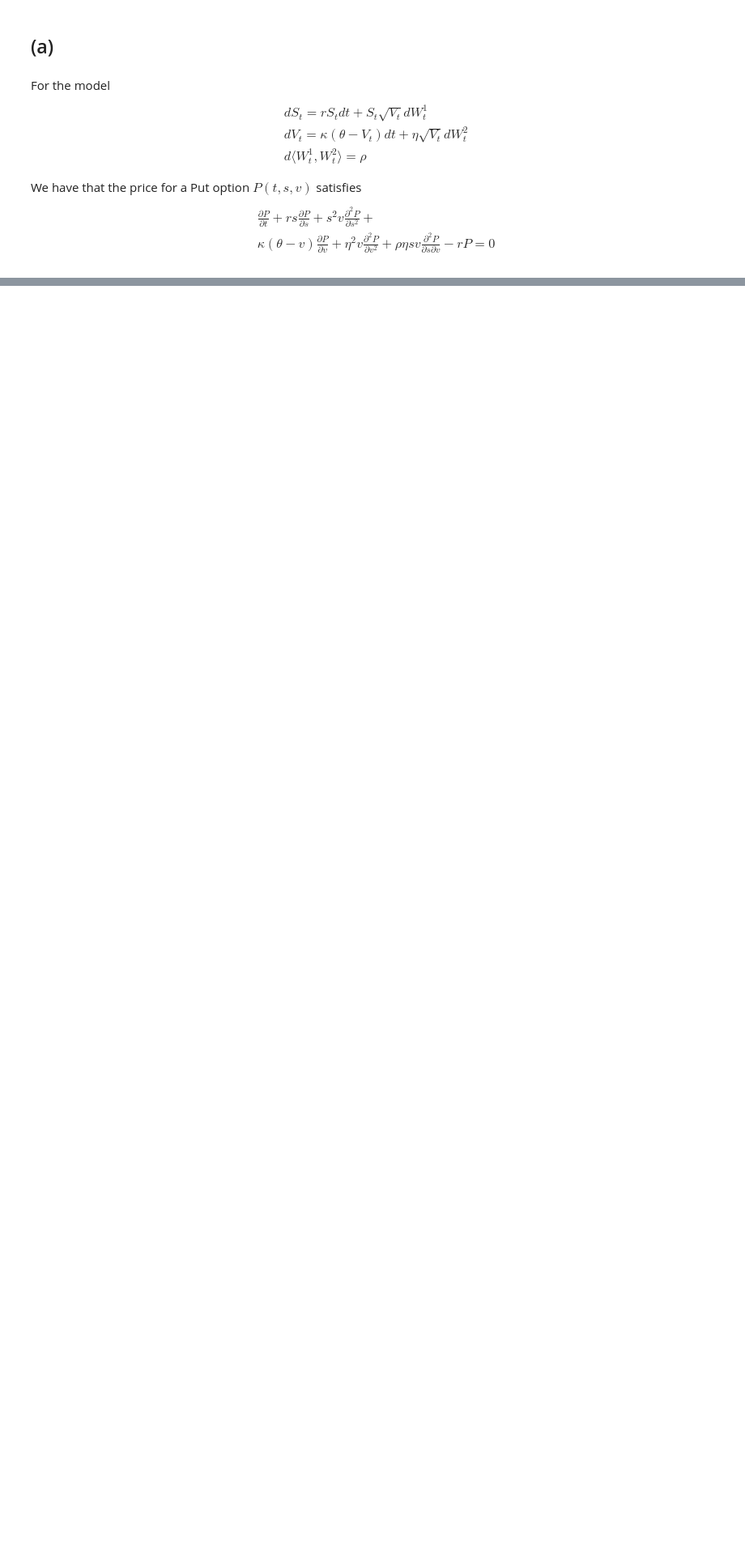
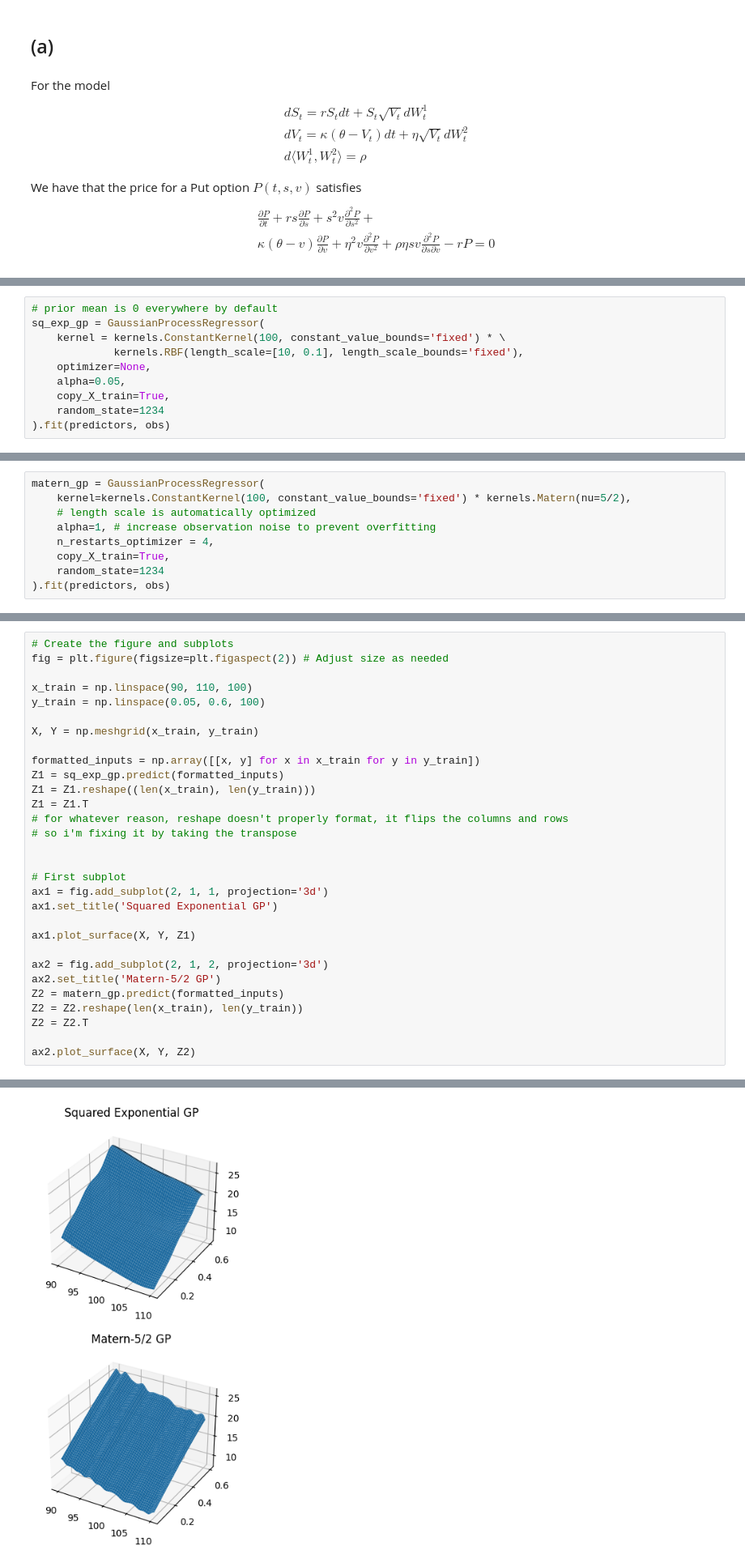
Before and after one commit to DanLeEpicMan/PSTAT-223C, a Jupyter notebook: hw2/hw2.ipynb, the cells around one changed output, grey strips where cells are left out. Shown at 81% size. Cells and saved outputs as stored; diff of their text form; blank space fills up the shorter version.

```diff
--- a/hw2/hw2.ipynb
+++ b/hw2/hw2.ipynb
@@ -512,0 +804,10 @@ $$
+# %%
+# prior mean is 0 everywhere by default
+sq_exp_gp = GaussianProcessRegressor(
+    kernel = kernels.ConstantKernel(100, constant_value_bounds='fixed') * \
+             kernels.RBF(length_scale=[10, 0.1], length_scale_bounds='fixed'),
+    optimizer=None,
+    alpha=0.05,
+    copy_X_train=True,
+    random_state=1234
+).fit(predictors, obs)
@@ -512,0 +834,9 @@ $$
+# %%
+matern_gp = GaussianProcessRegressor(
+    kernel=kernels.ConstantKernel(100, constant_value_bounds='fixed') * kernels.Matern(nu=5/2),
+    # length scale is automatically optimized
+    alpha=1, # increase observation noise to prevent overfitting
+    n_restarts_optimizer = 4,
+    copy_X_train=True,
+    random_state=1234
+).fit(predictors, obs)
@@ -512,0 +859,31 @@ $$
+# %%
+# Create the figure and subplots
+fig = plt.figure(figsize=plt.figaspect(2)) # Adjust size as needed
+
+x_train = np.linspace(90, 110, 100)
+y_train = np.linspace(0.05, 0.6, 100)
+
+X, Y = np.meshgrid(x_train, y_train)
+
+formatted_inputs = np.array([[x, y] for x in x_train for y in y_train])
+Z1 = sq_exp_gp.predict(formatted_inputs)
+Z1 = Z1.reshape((len(x_train), len(y_train)))
+Z1 = Z1.T
+# for whatever reason, reshape doesn't properly format, it flips the columns and rows
+# so i'm fixing it by taking the transpose
+
+
+# First subplot
+ax1 = fig.add_subplot(2, 1, 1, projection='3d')
+ax1.set_title('Squared Exponential GP')
+
+ax1.plot_surface(X, Y, Z1)
+
+ax2 = fig.add_subplot(2, 1, 2, projection='3d')
+ax2.set_title('Matern-5/2 GP')
+Z2 = matern_gp.predict(formatted_inputs)
+Z2 = Z2.reshape(len(x_train), len(y_train))
+Z2 = Z2.T
+
+ax2.plot_surface(X, Y, Z2)
+# %% [output]
@@ -512,0 +891 @@ $$
+[figure, added]
```
Also changed, not shown: parts of 29 cells of this notebook.
